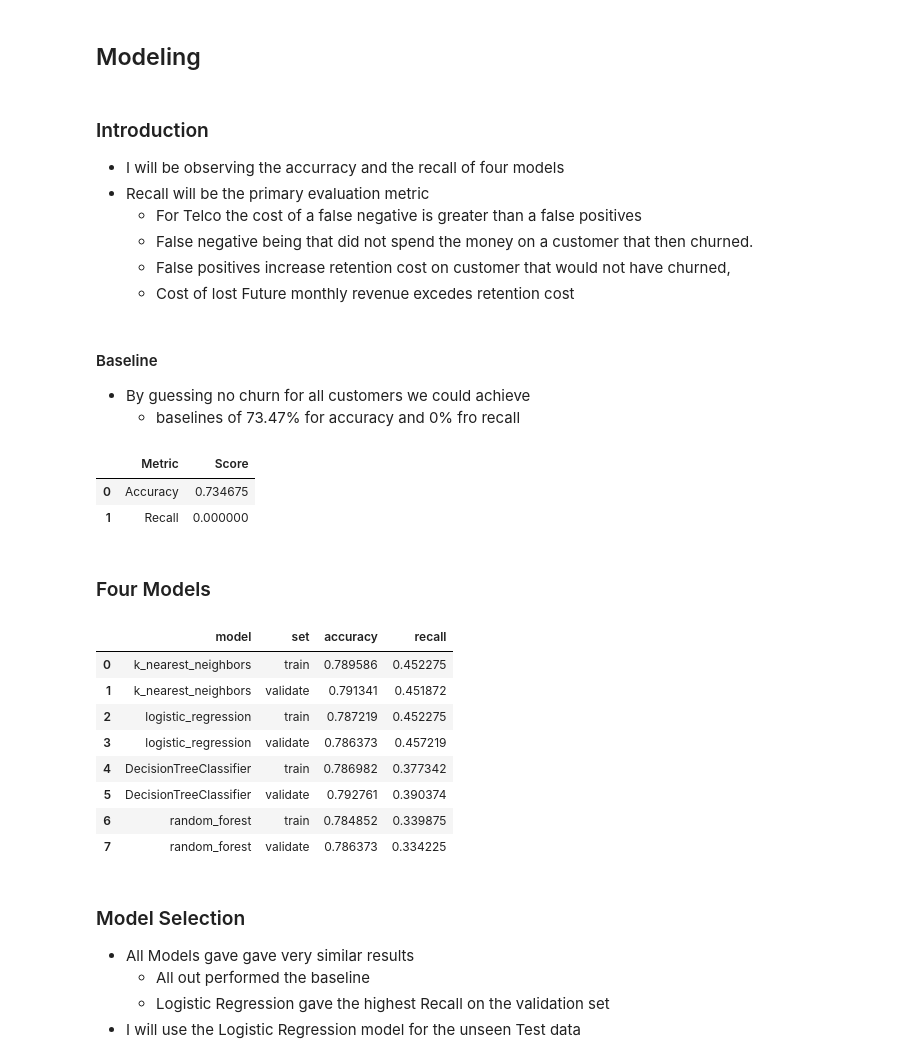
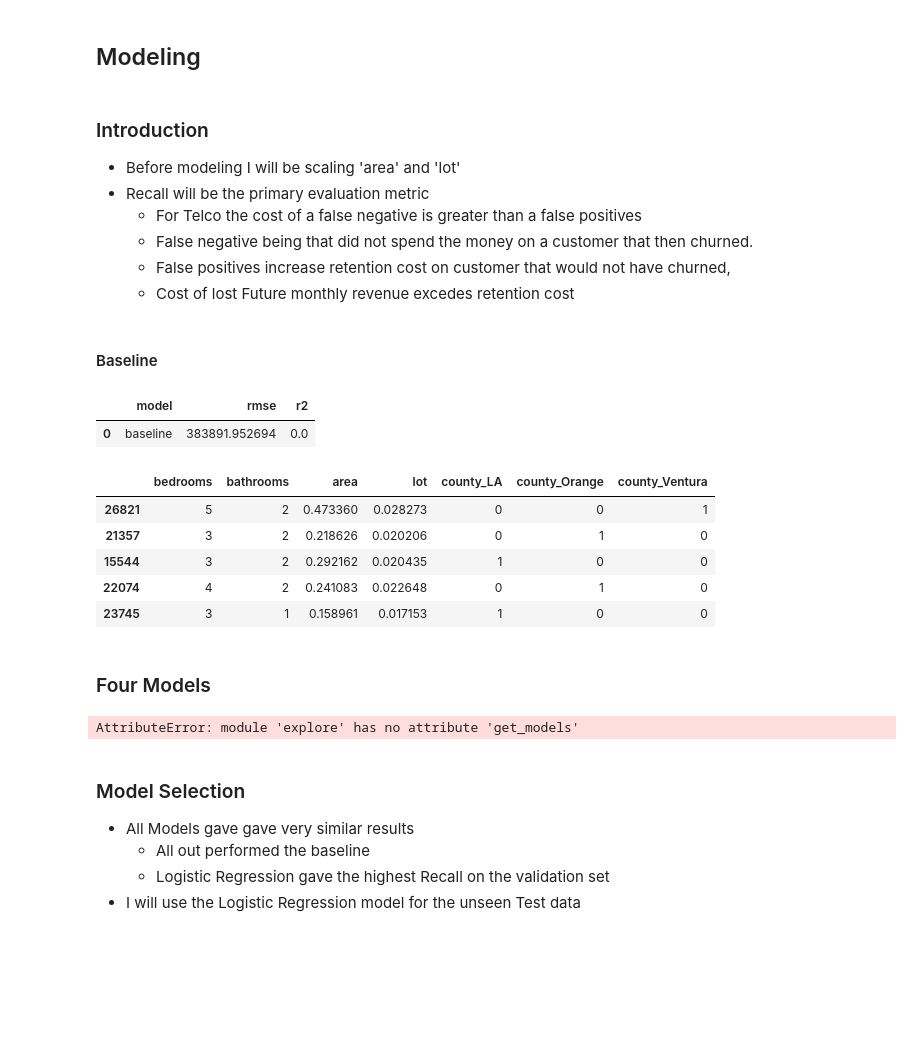
Before and after one commit to scottbarnett97/Regression-Project-Estimating-Home-Value, a Jupyter notebook: final_report .ipynb, the cells around one changed output. Drawn from its saved outputs; the diff is of its cells as text; code cells hidden in the pictures; blank space fills up the shorter version.

```diff
--- a/final_report .ipynb
+++ b/final_report .ipynb
@@ -87,8 +75,8 @@ import explore
 ### Bring in Data for Exploration
 # %%
 # Acquiring data
-df = acquire.get_telco_data()
+df = acquire.get_zillow_data()
 # Running initial preperation for exploration
-df = prepare.prep_telco(df)
+df = prepare.prep_zillow(df)
 # Split
-train, validate, test = prepare.split_data(df,'churn')
+train, validate, test = prepare.split_data(df)
@@ -149,4 +138,4 @@ $H_a$ : Churn is dependent of marital status
 # %%
 # Running stat test
-explore.get_partner_chi(train)
+explore.run_all_ttests(train)
 # %% [output]
@@ -345,38 +258,39 @@ Since the p-value is less than alpha, there exists some relationship between chu
 ## Modeling
 # %% [markdown]
 ### Introduction
-* I will be observing the accurracy and the recall of four models
+* Before modeling I will be scaling 'area' and 'lot'
 * Recall will be the primary evaluation metric
     * For Telco the cost of a false negative is greater than a false positives
     * False negative being that did not spend the money on a customer that then churned.
     * False positives increase retention cost on customer that would not have churned,
     * Cost of lost Future monthly revenue excedes retention cost
+# %%
+# Scaling area and lot
+X_train_scaled, y_train, X_validate_scaled, y_validate, X_test_scaled, y_test = explore.scale_data(train, validate, test, ['area', 'lot'])
 # %% [markdown]
 #### Baseline
-* By guessing no churn for all customers we could achieve
-    * baselines of 73.47% for accuracy and 0% fro recall
 # %%
-# get baseline accuracy and recall
-explore.get_baselines()
+# get baseline
+explore.get_blinemetrics(y_train)
 # %% [output]
-|  | Metric | Score |
-| 0 | Accuracy | 0.734675 |
-| 1 | Recall | 0.000000 |
+|  | model | rmse | r2 |
+| 0 | baseline | 383891.952694 | 0.0 |
+# %%
+X_train_scaled.head()
+# %% [output]
+|  | bedrooms | bathrooms | area | lot | county_LA | county_Orange | county_Ventura |
+| 26821 | 5 | 2 | 0.473360 | 0.028273 | 0 | 0 | 1 |
+| 21357 | 3 | 2 | 0.218626 | 0.020206 | 0 | 1 | 0 |
+| 15544 | 3 | 2 | 0.292162 | 0.020435 | 1 | 0 | 0 |
+| 22074 | 4 | 2 | 0.241083 | 0.022648 | 0 | 1 | 0 |
+| 23745 | 3 | 1 | 0.158961 | 0.017153 | 1 | 0 | 0 |
 # %% [markdown]
 ### Four Models
 # %%
 # running 4 models with preped data for modeling, retuning accuracy and recall
 explore.get_models()
 # %% [output]
-|  | model | set | accuracy | recall |
-| 0 | k_nearest_neighbors | train | 0.789586 | 0.452275 |
-| 1 | k_nearest_neighbors | validate | 0.791341 | 0.451872 |
-| 2 | logistic_regression | train | 0.787219 | 0.452275 |
-| 3 | logistic_regression | validate | 0.786373 | 0.457219 |
-| 4 | DecisionTreeClassifier | train | 0.786982 | 0.377342 |
-| 5 | DecisionTreeClassifier | validate | 0.792761 | 0.390374 |
-| 6 | random_forest | train | 0.784852 | 0.339875 |
-| 7 | random_forest | validate | 0.786373 | 0.334225 |
+AttributeError: module 'explore' has no attribute 'get_models'
 # %% [markdown]
 ### Model Selection
 * All Models gave gave very similar results
```
Also changed, not shown: parts of 60 cells of this notebook, 4 other files.
